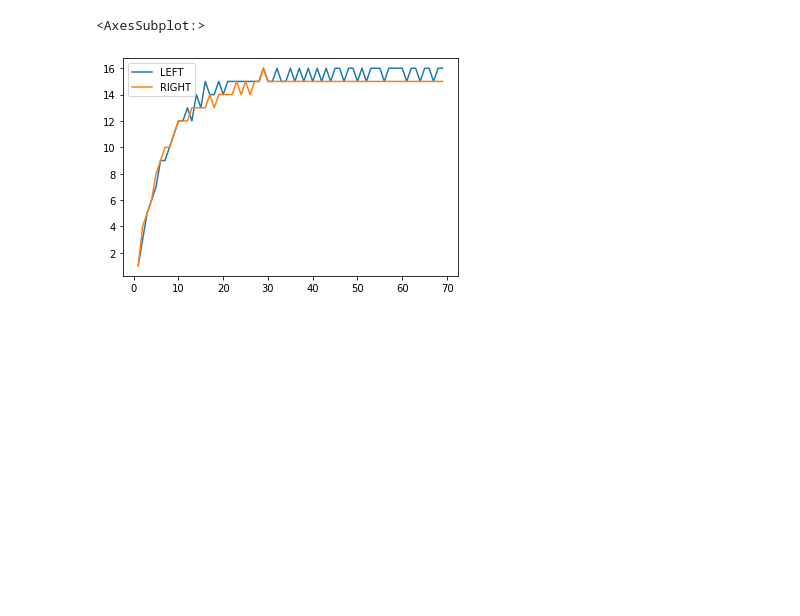
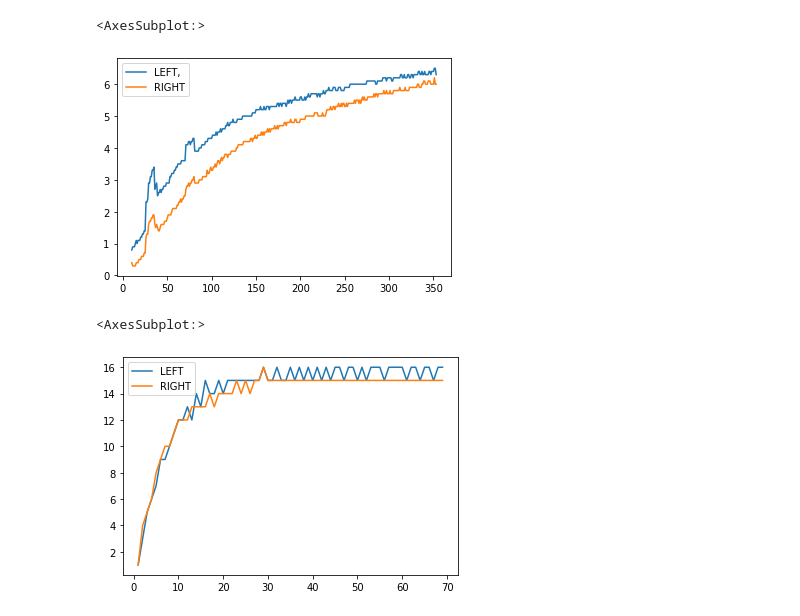
Before and after one commit to Vini-002/feed-Forward-test, a Jupyter notebook: processing.ipynb, the cells around one changed output. Cells and saved outputs as stored; diff of their text form; code cells hidden in the pictures; blank space fills up the shorter version.

```diff
--- a/processing.ipynb
+++ b/processing.ipynb
@@ -15 +63,7 @@ new_data.diff().plot()
+# %%
+speed = new_data.rolling(10).mean().diff()
+speed[:354].plot()
+# %% [output]
+<AxesSubplot:>
+[figure, added]
 # %%
```
Also changed, not shown: parts of 10 cells of this notebook, 1 other file.
